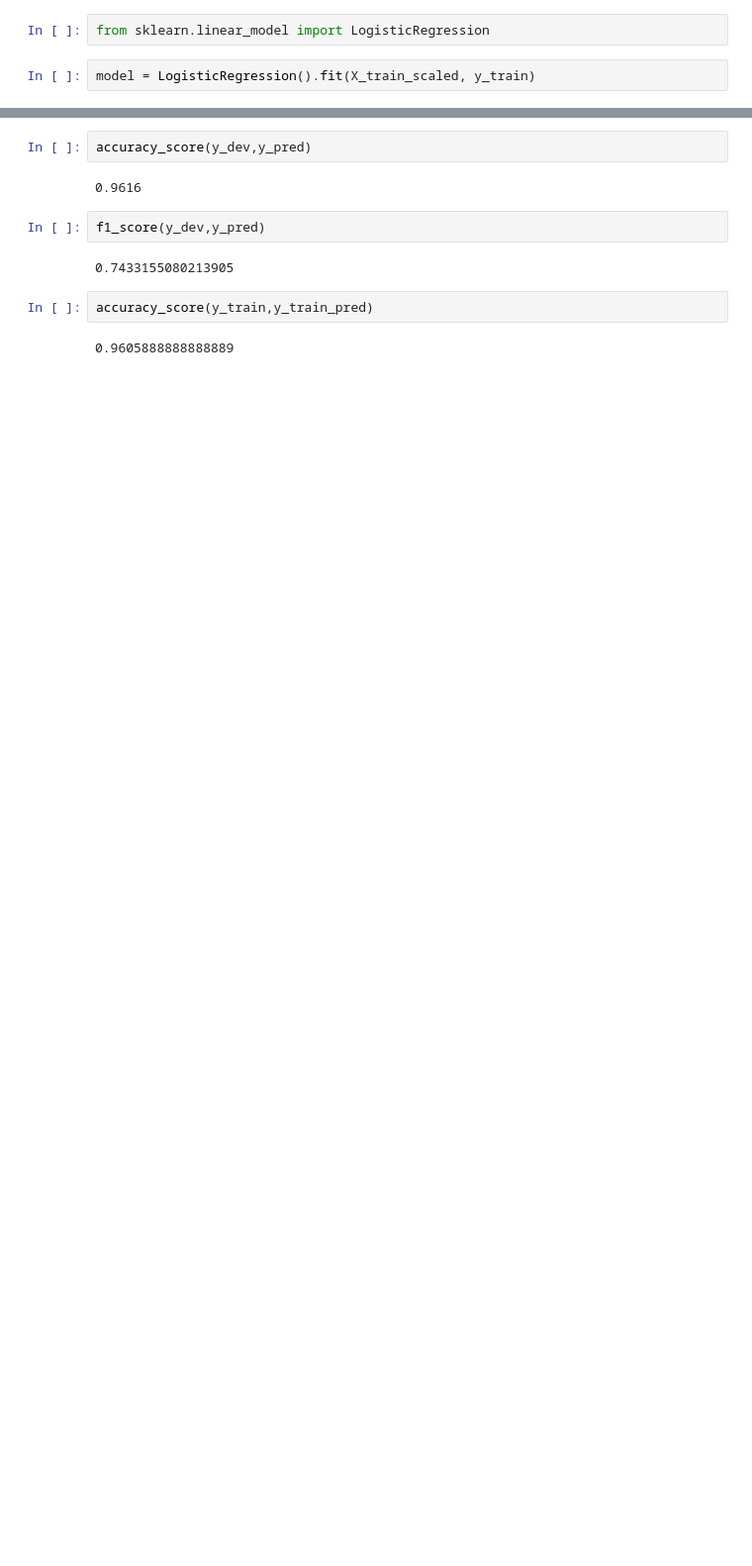
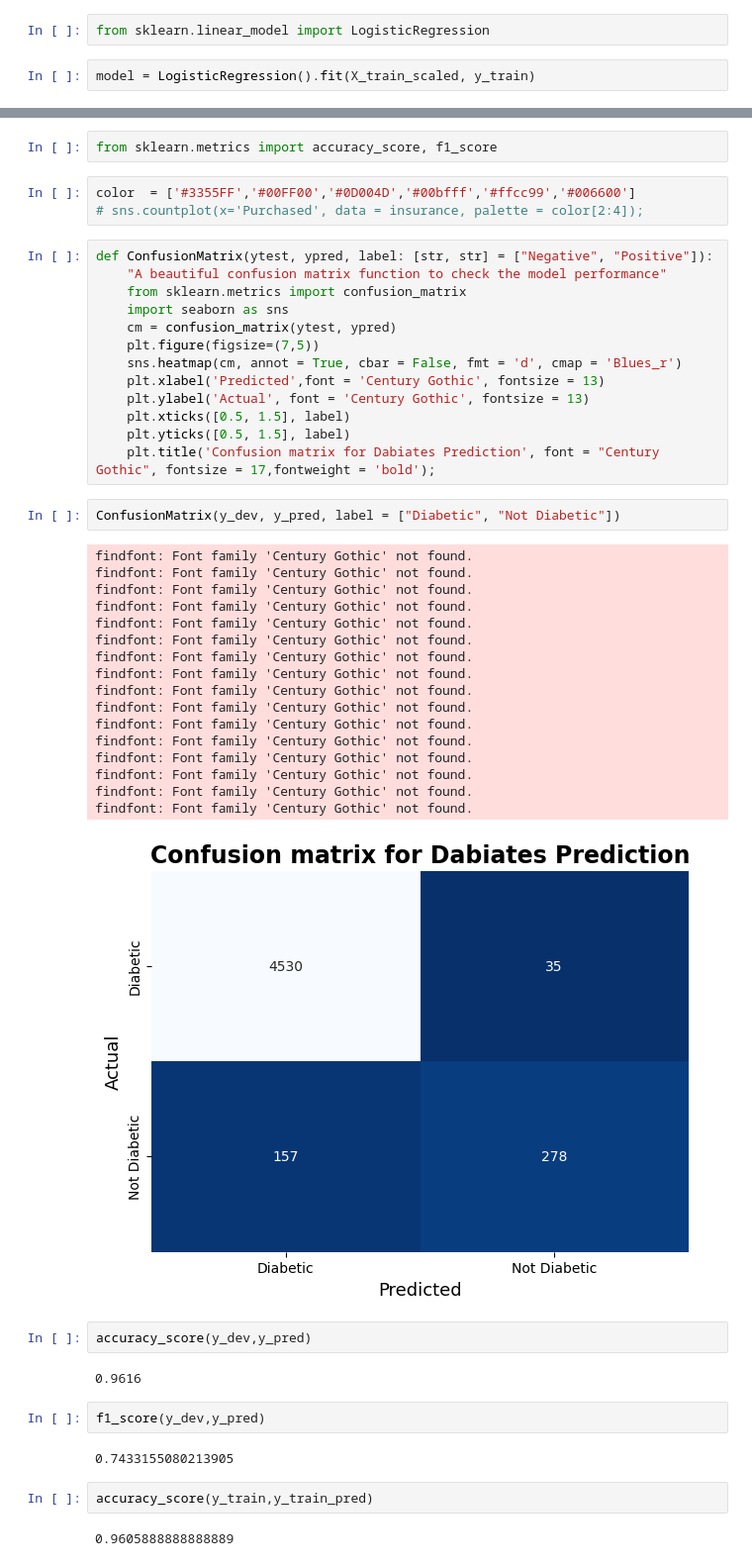
Before and after one commit to AISaturdaysLagos/Cohort8-Team-Template, a Jupyter notebook: app/server/notebook/base_model.ipynb, the cells around one changed output, grey strips where cells are left out. Shown: that part at 99% size. Drawn from its saved outputs; the diff is of its cells as text; blank space fills up the shorter version.

Commit message:
added function to display confusion matrix for model evaluation

```diff
--- a/app/server/notebook/base_model.ipynb
+++ b/app/server/notebook/base_model.ipynb
@@ -253,3 +259,41 @@ from sklearn.metrics import accuracy_score, f1_score
+# %%
+from sklearn.metrics import accuracy_score, f1_score
+# %%
+color  = ['#3355FF','#00FF00','#0D004D','#00bfff','#ffcc99','#006600']
+# sns.countplot(x='Purchased', data = insurance, palette = color[2:4]);
+# %%
+def ConfusionMatrix(ytest, ypred, label: [str, str] = ["Negative", "Positive"]):
+    "A beautiful confusion matrix function to check the model performance"
+    from sklearn.metrics import confusion_matrix
+    import seaborn as sns
+    cm = confusion_matrix(ytest, ypred)
+    plt.figure(figsize=(7,5))
+    sns.heatmap(cm, annot = True, cbar = False, fmt = 'd', cmap = 'Blues_r')
+    plt.xlabel('Predicted',font = 'Century Gothic', fontsize = 13)
+    plt.ylabel('Actual', font = 'Century Gothic', fontsize = 13)
+    plt.xticks([0.5, 1.5], label)
+    plt.yticks([0.5, 1.5], label)
+    plt.title('Confusion matrix for Dabiates Prediction', font = "Century Gothic", fontsize = 17,fontweight = 'bold');
+# %%
+ConfusionMatrix(y_dev, y_pred, label = ["Diabetic", "Not Diabetic"])
+# %% [output]
+findfont: Font family 'Century Gothic' not found.
+findfont: Font family 'Century Gothic' not found.
+findfont: Font family 'Century Gothic' not found.
+findfont: Font family 'Century Gothic' not found.
+findfont: Font family 'Century Gothic' not found.
+findfont: Font family 'Century Gothic' not found.
+findfont: Font family 'Century Gothic' not found.
+findfont: Font family 'Century Gothic' not found.
+findfont: Font family 'Century Gothic' not found.
+findfont: Font family 'Century Gothic' not found.
+findfont: Font family 'Century Gothic' not found.
+findfont: Font family 'Century Gothic' not found.
+findfont: Font family 'Century Gothic' not found.
+findfont: Font family 'Century Gothic' not found.
+findfont: Font family 'Century Gothic' not found.
+findfont: Font family 'Century Gothic' not found.
+[figure, added]
 # %%
 accuracy_score(y_dev,y_pred)
 # %% [output]
```
Also changed, not shown: parts of 9 cells of this notebook.
